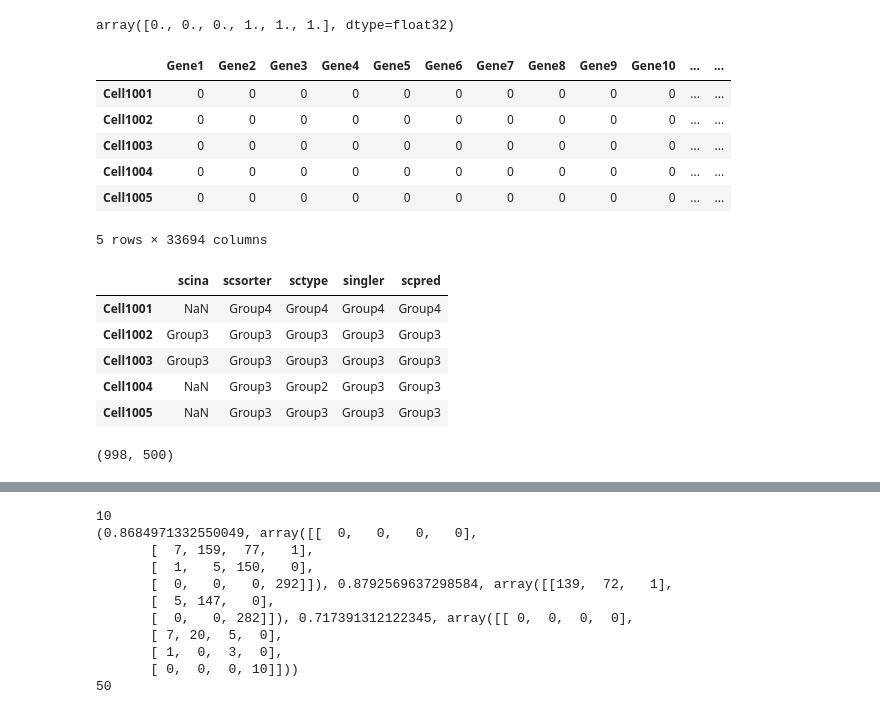
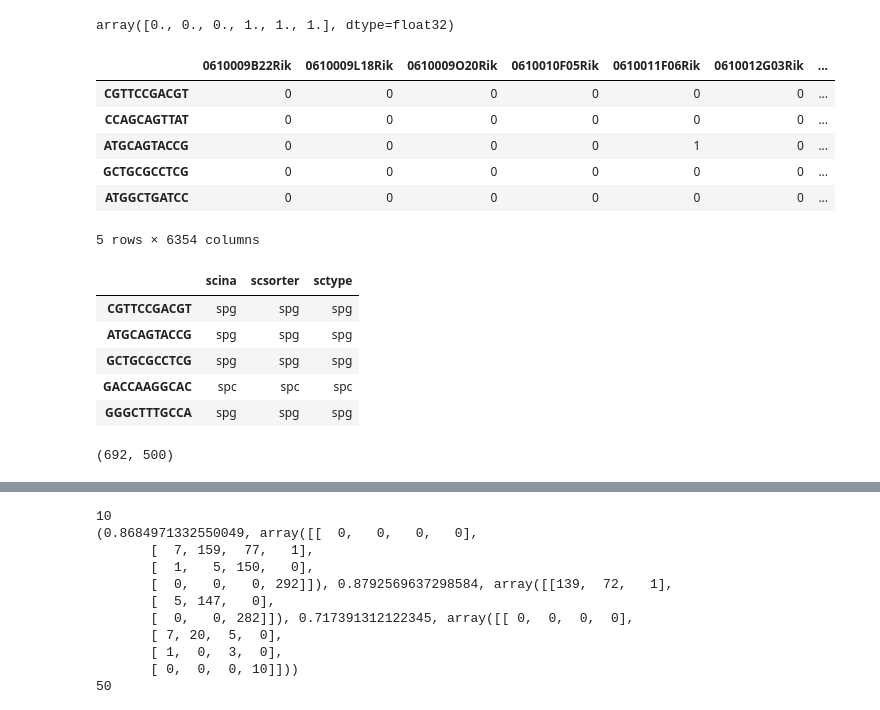
Before and after one commit to lewinsohndp/scSHARP, a Jupyter notebook: knn_experiment.ipynb, the cells around one changed output, grey strips where cells are left out. Drawn from its saved outputs; the diff is of its cells as text; code cells hidden in the pictures.

```diff
--- a/knn_experiment.ipynb
+++ b/knn_experiment.ipynb
@@ -19,35 +19,35 @@ utilities.knn_consensus_batch(x, preds, 2, batch_size = 3, converge=True)
 array([0., 0., 0., 1., 1., 1.], dtype=float32)
 # %%
 #data_path = "/home/groups/ConradLab/daniel/sharp_data/sharp_sims_test/splat_0.7_de_rq/"
-data_path = "/home/groups/ConradLab/daniel/sharp_data/sharp_sims_test/splat_0.8_de_rq/"
-#data_path = "/home/groups/ConradLab/daniel/sharp_data/jung/"
+#data_path = "/home/groups/ConradLab/daniel/sharp_data/sharp_sims_test/splat_0.8_de_rq/"
+data_path = "/home/groups/ConradLab/daniel/sharp_data/jung/"
 # %%
-counts = pd.read_csv(data_path + "query_counts.csv", index_col = 0)
-#counts = pd.read_csv(data_path + "counts.csv", index_col = 0)
+#counts = pd.read_csv(data_path + "query_counts.csv", index_col = 0)
+counts = pd.read_csv(data_path + "counts.csv", index_col = 0)
 counts.head()
 # %% [output]
-|  | Gene1 | Gene2 | Gene3 | Gene4 | Gene5 | Gene6 | Gene7 | Gene8 | Gene9 | Gene10 | ... | ... |
-| Cell1001 | 0 | 0 | 0 | 0 | 0 | 0 | 0 | 0 | 0 | 0 | ... | ... |
-| Cell1002 | 0 | 0 | 0 | 0 | 0 | 0 | 0 | 0 | 0 | 0 | ... | ... |
-| Cell1003 | 0 | 0 | 0 | 0 | 0 | 0 | 0 | 0 | 0 | 0 | ... | ... |
-| Cell1004 | 0 | 0 | 0 | 0 | 0 | 0 | 0 | 0 | 0 | 0 | ... | ... |
-| Cell1005 | 0 | 0 | 0 | 0 | 0 | 0 | 0 | 0 | 0 | 0 | ... | ... |
+|  | 0610009B22Rik | 0610009L18Rik | 0610009O20Rik | 0610010F05Rik | 0610011F06Rik | 0610012G03Rik | ... |
+| CGTTCCGACGT | 0 | 0 | 0 | 0 | 0 | 0 | ... |
+| CCAGCAGTTAT | 0 | 0 | 0 | 0 | 0 | 0 | ... |
+| ATGCAGTACCG | 0 | 0 | 0 | 0 | 1 | 0 | ... |
+| GCTGCGCCTCG | 0 | 0 | 0 | 0 | 0 | 0 | ... |
+| ATGGCTGATCC | 0 | 0 | 0 | 0 | 0 | 0 | ... |
-5 rows × 33694 columns
+5 rows × 6354 columns
 # %%
 all_labels = pd.read_csv(data_path + "preds.csv", index_col=0)
 all_labels.head()
 # %% [output]
-|  | scina | scsorter | sctype | singler | scpred |
-| Cell1001 | NaN | Group4 | Group4 | Group4 | Group4 |
-| Cell1002 | Group3 | Group3 | Group3 | Group3 | Group3 |
-| Cell1003 | Group3 | Group3 | Group3 | Group3 | Group3 |
-| Cell1004 | NaN | Group3 | Group2 | Group3 | Group3 |
-| Cell1005 | NaN | Group3 | Group3 | Group3 | Group3 |
+|  | scina | scsorter | sctype |
+| CGTTCCGACGT | spg | spg | spg |
+| ATGCAGTACCG | spg | spg | spg |
+| GCTGCGCCTCG | spg | spg | spg |
+| GACCAAGGCAC | spc | spc | spc |
+| GGGCTTTGCCA | spg | spg | spg |
 # %%
 X, keep_cells,keep_genes,pca_obj = utilities.preprocess(np.array(counts), scale=False, run_pca=True)
 X.shape
 # %% [output]
-(998, 500)
+(692, 500)
 # %%
 _,marker_names = utilities.read_marker_file(data_path + "markers.txt")
 # %%
```
Also changed, not shown: parts of 5 cells of this notebook, 3 other files.
